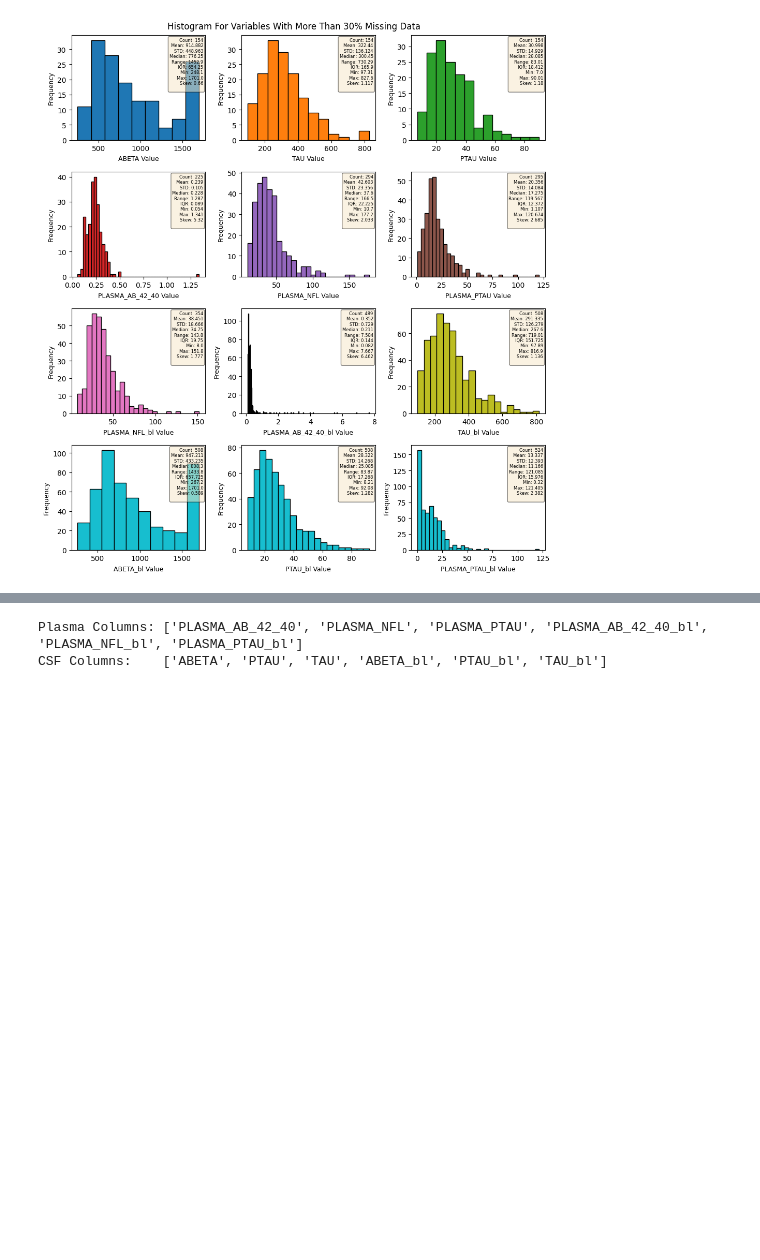
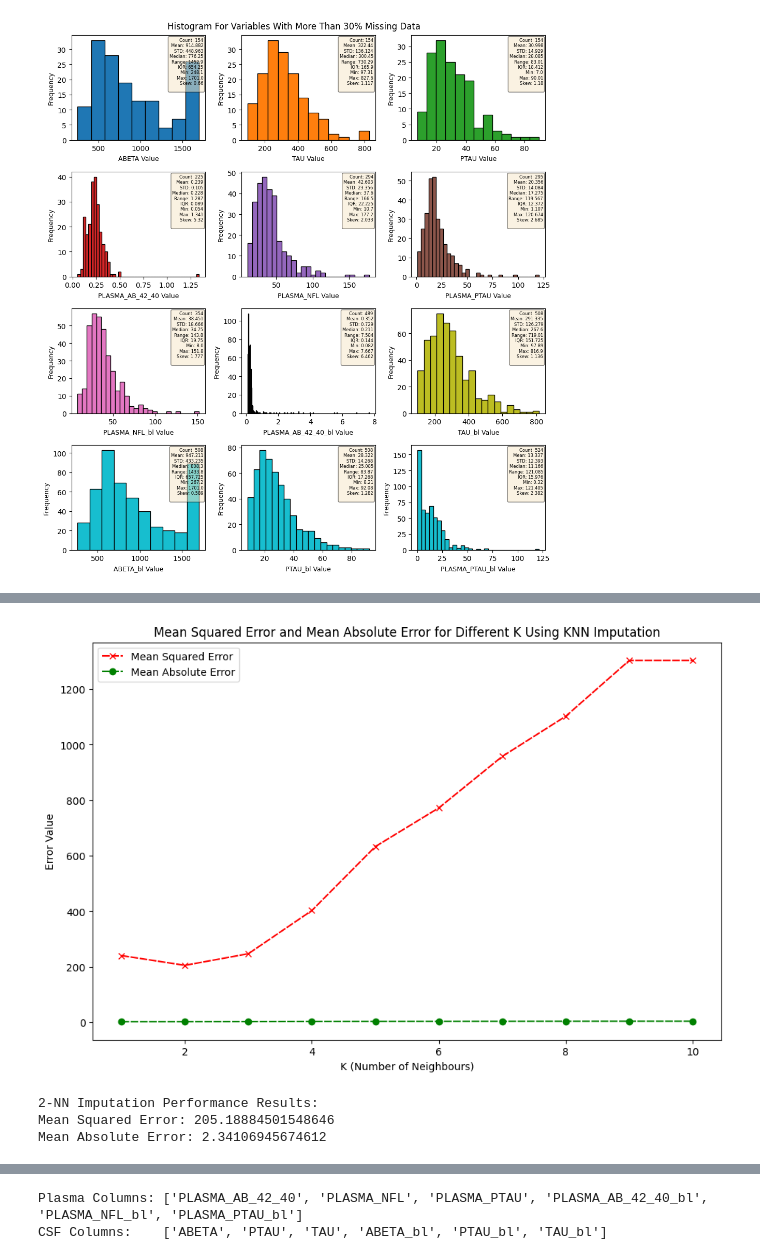
Before and after one commit to raoalihasan1/ML-MCI-AD-Conversion, a Jupyter notebook: data_preprocessing.ipynb, the cells around one changed output, grey strips where cells are left out. Cells and saved outputs as stored; diff of their text form; code cells hidden in the pictures; blank space fills up the shorter version.

Commit message:
Implemented KNN and MICE imputation with testing

```diff
--- a/data_preprocessing.ipynb
+++ b/data_preprocessing.ipynb
@@ -518,3 +518,14 @@ cols_histogram_of_df(
 # Convert numerical values that are objects into float64 to be able to apply imputation
 for col in merged_df.select_dtypes(include=["object"]).columns:
     merged_df[col] = pd.to_numeric(merged_df[col])
+# %%
+# Setup a seed for reproducible results
+SEED = 42
+np.random.seed(SEED)
+
+# Create a sample of the df with only those rows with no NaN values
+sample_data = merged_df.dropna().sample(frac=0.8, random_state=SEED)
+
+# Replace around 20% of the data in the df with NaN values
+sample_nan = sample_data.mask(np.random.rand(*sample_data.shape) < 0.2)
+sample_nan
@@ -520,0 +544,44 @@ for col in merged_df.select_dtypes(include=["object"]).columns:
+# %%
+# Compute the mse and mae for each K-value from
+# K=1 to K=10 to see the imputation performance
+knn_results = {}
+for n in range(1, 11):
+    knn_sample_imputed = data_imputation(sample_nan, Knn(n))
+    mse, mae = compute_mse_and_mae(sample_data, knn_sample_imputed)
+    knn_results[n] = {"DF": knn_sample_imputed, "MSE": float(mse), "MAE": float(mae)}
+# %%
+# Plot the MAE and MSE results from the imputation on a plot for each K
+plt.figure(figsize=(11, 7))
+plt.plot(
+    knn_results.keys(),
+    [v["MSE"] for v in knn_results.values()],
+    color="red",
+    label="Mean Squared Error",
+    linestyle=(0, (5, 1)),
+    marker="x",
+)
+plt.plot(
+    knn_results.keys(),
+    [v["MAE"] for v in knn_results.values()],
+    color="green",
+    label="Mean Absolute Error",
+    linestyle=(0, (5, 1)),
+    marker="o",
+)
+plt.xlabel("K (Number of Neighbours)")
+plt.ylabel("Error Value")
+plt.title(
+    "Mean Squared Error and Mean Absolute Error for Different K Using KNN Imputation"
+)
+plt.legend()
+plt.show()
+# %% [output]
+[figure, added]
+# %%
+knn_res = knn_results[2]
+print("2-NN Imputation Performance Results:")
+print(f"Mean Squared Error:\t{knn_res['MSE']}\nMean Absolute Error:\t{knn_res['MAE']}")
+# %% [output]
+2-NN Imputation Performance Results:
+Mean Squared Error: 205.18884501548646
+Mean Absolute Error: 2.34106945674612
```
Also changed, not shown: parts of 8 cells of this notebook.
